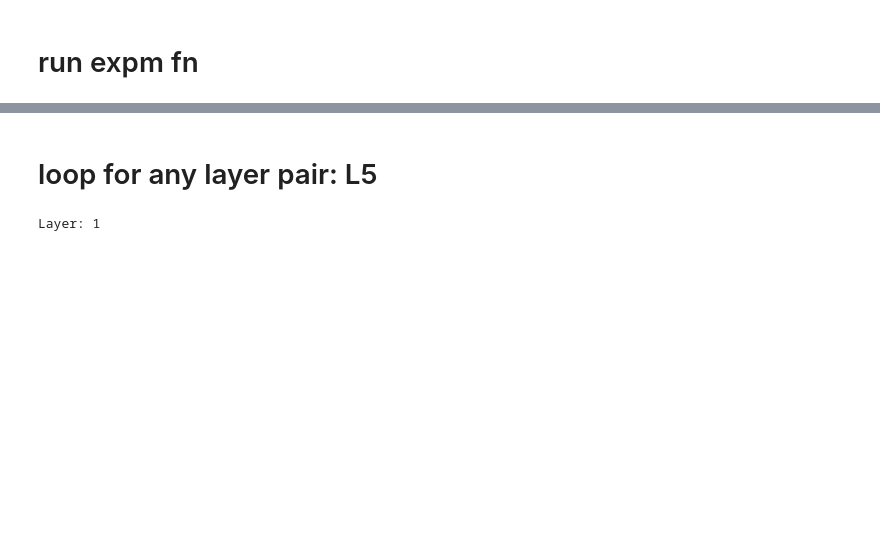
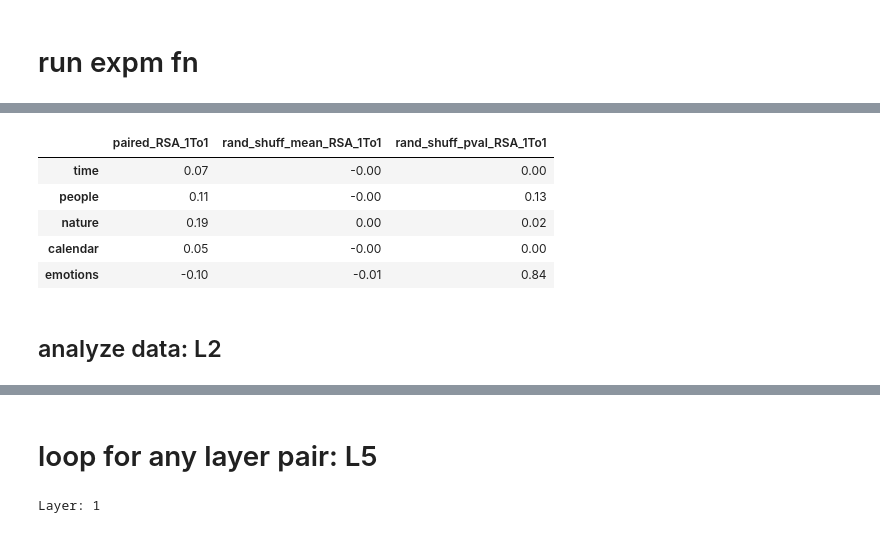
Before and after one commit to wlg1/univ_feat_geom, a Jupyter notebook: notebooks/semantic_subspace_sim/match_semantic_spaces_v7.ipynb, the cells around one changed output, grey strips where cells are left out. Saved outputs shown, nothing was run; the diff lists cells and outputs as text; code cells hidden in the pictures; blank space fills up the shorter version.

```diff
--- a/notebooks/semantic_subspace_sim/match_semantic_spaces_v7.ipynb
+++ b/notebooks/semantic_subspace_sim/match_semantic_spaces_v7.ipynb
@@ -2301,0 +2449,17 @@ def run_semantic_subspace_expms(fList_model_B_seqs, model_A_layer_labels, output
+# %%
+filtered_words = ['1To1', 'RSA']
+filtered_data = {
+    key: {k: v for k, v in sub_dict.items() if all(word in k for word in filtered_words)}
+    for key, sub_dict in all_scores_dict.items()
+}
+df = pd.DataFrame.from_dict(filtered_data, orient='index').round(2)
+display(df)
+# %% [output]
+|  | paired_RSA_1To1 | rand_shuff_mean_RSA_1To1 | rand_shuff_pval_RSA_1To1 |
+| time | 0.07 | -0.00 | 0.00 |
+| people | 0.11 | -0.00 | 0.13 |
+| nature | 0.19 | 0.00 | 0.02 |
+| calendar | 0.05 | -0.00 | 0.00 |
+| emotions | -0.10 | -0.01 | 0.84 |
+# %% [markdown]
+## analyze data: L2
```
Also changed, not shown: parts of 126 cells of this notebook, 19 other files.
